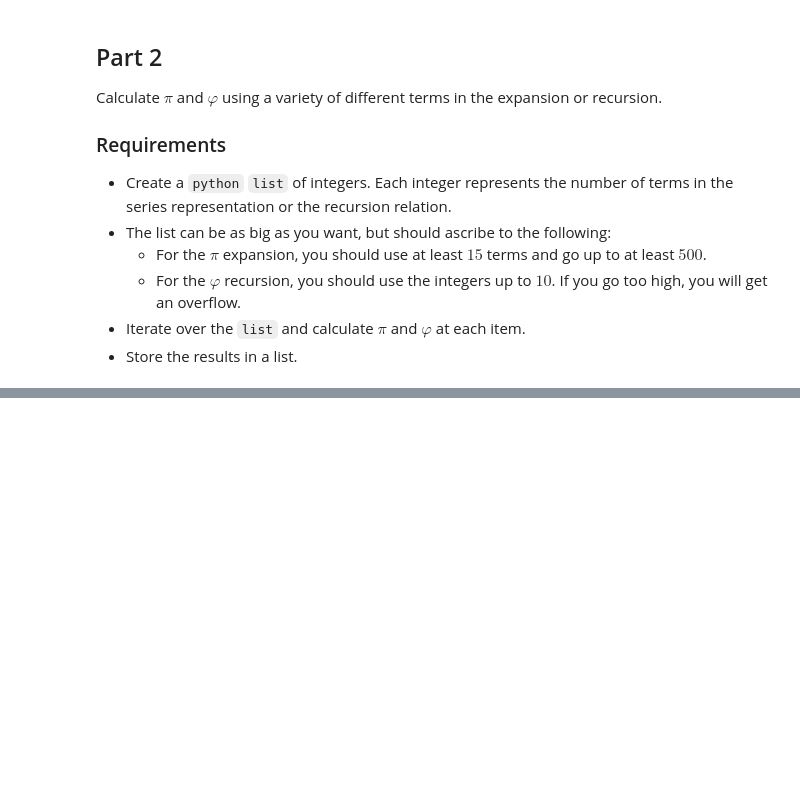
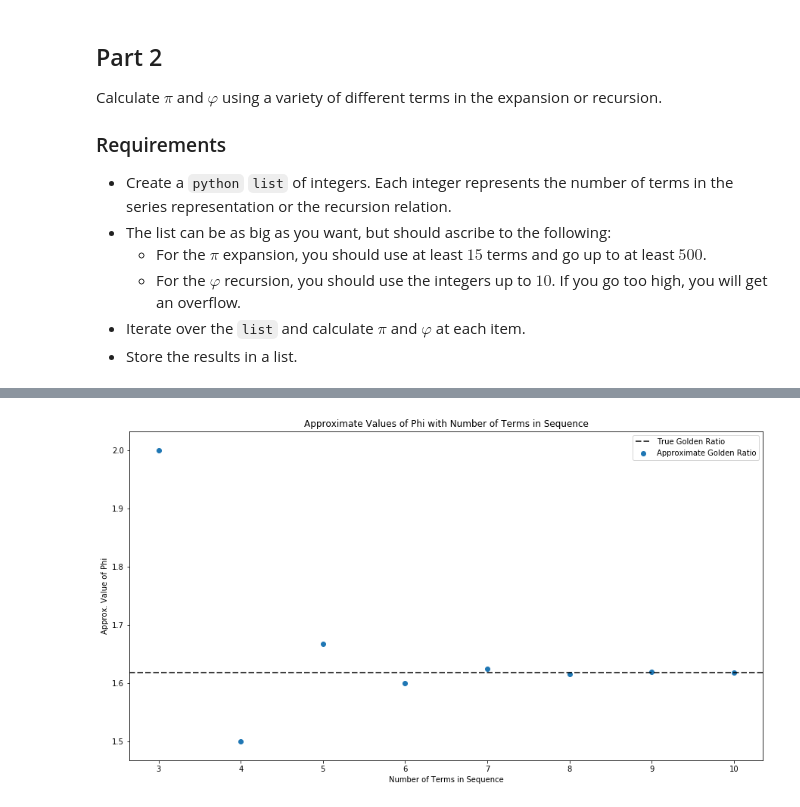
Before and after one commit to HaydenSansum/Preprep, a Jupyter notebook: pretest 2019/IACS_HW0_2019-HS.ipynb, the cells around one changed output, grey strips where cells are left out. Saved outputs shown, nothing was run; the diff lists cells and outputs as text; code cells hidden in the pictures; blank space fills up the shorter version.

```diff
--- a/pretest 2019/IACS_HW0_2019-HS.ipynb
+++ b/pretest 2019/IACS_HW0_2019-HS.ipynb
@@ -965,0 +1013,6 @@ Calculate $\pi$ and $\varphi$ using a variety of different terms in the expansio
+# %%
+phi_value_terms = list(range(3,11)) # N > 2 for equation to hold true
+
+phi_values = []
+for i in phi_value_terms:
+    phi_values.append(numbers(i, 'golden'))
@@ -977,0 +1046,13 @@ Plot the approximate values of $\pi$ and $\varphi$ as a function of the number o
+# %%
+phi_actual = (1 + np.sqrt(5)) / 2
+
+plt.figure(figsize=(15,8))
+plt.scatter(phi_value_terms, phi_values, label="Approximate Golden Ratio")
+plt.axhline(phi_actual, dashes=((5, 2, 5, 2)), c="black", label="True Golden Ratio")
+plt.title("Approximate Values of Phi with Number of Terms in Sequence")
+plt.xlabel("Number of Terms in Sequence")
+plt.ylabel("Approx. Value of Phi")
+plt.legend()
+plt.show()
+# %% [output]
+[figure, added]
```
Also changed, not shown: parts of 10 cells of this notebook.
